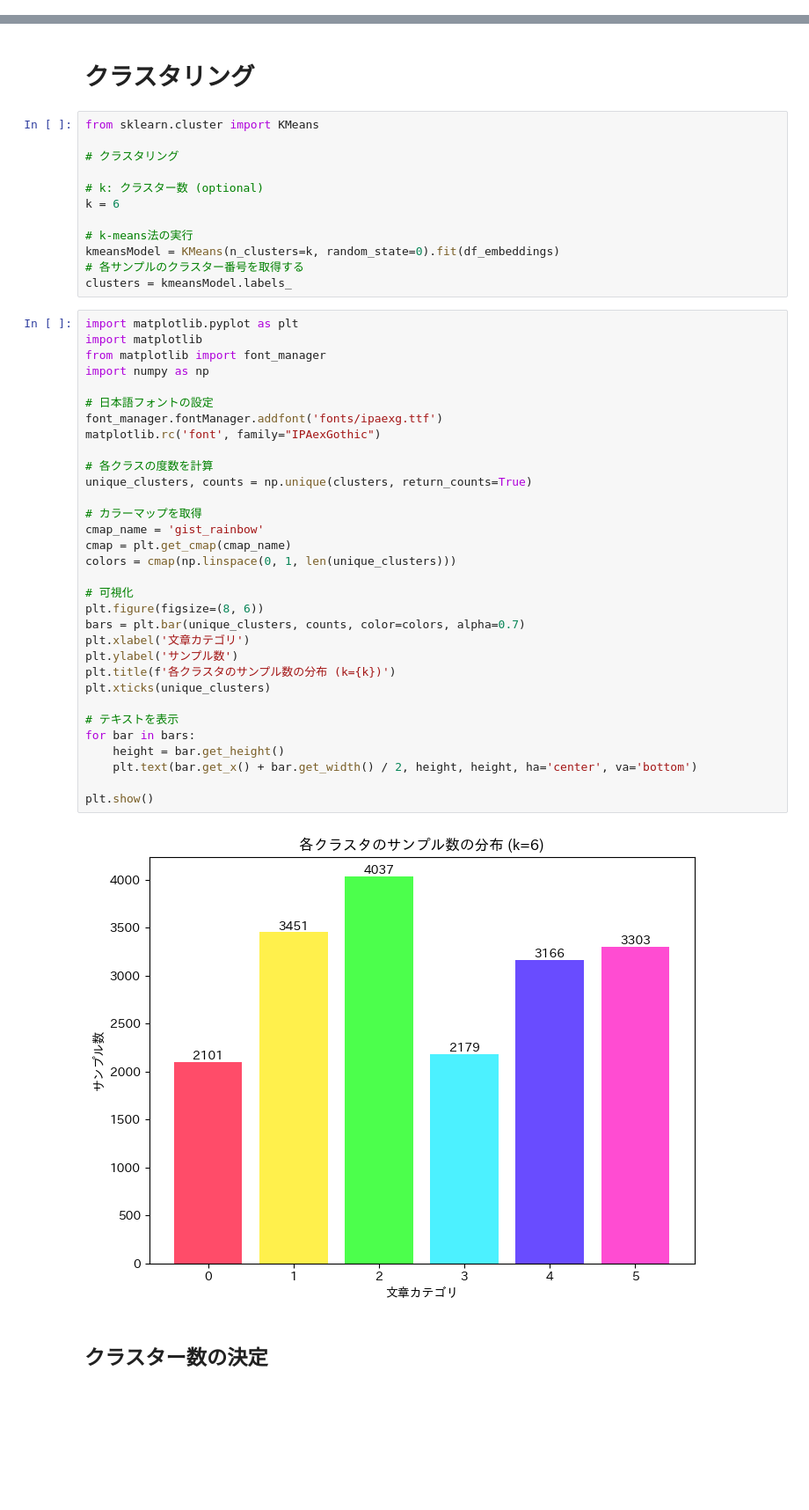
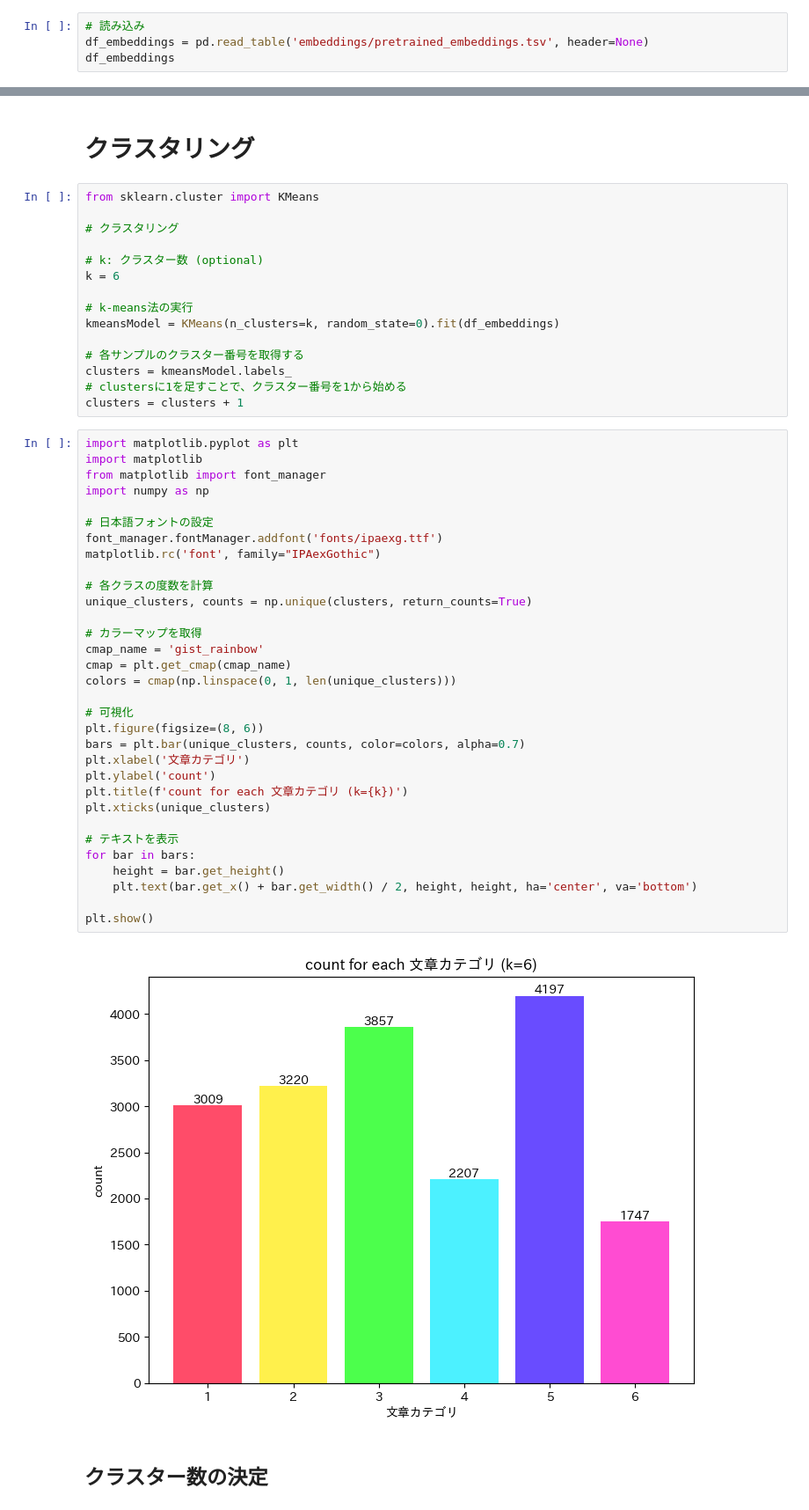
Before and after one commit to maruyama-lab-design/Preservation-of-Emotional-Context-in-Tweet-Embeddings, a Jupyter notebook: pretrained_bert_kmeans.ipynb, the cells around one changed output, grey strips where cells are left out. Shown at 88% size. Saved outputs shown, nothing was run; the diff lists cells and outputs as text; blank space fills up the shorter version.

```diff
--- a/pretrained_bert_kmeans.ipynb
+++ b/pretrained_bert_kmeans.ipynb
@@ -135,0 +122,4 @@ memory usage: 106.9 MB
+# %%
+# 読み込み
+df_embeddings = pd.read_table('embeddings/pretrained_embeddings.tsv', header=None)
+df_embeddings
@@ -188,41 +192,44 @@ k = 6
 
 # k-means法の実行
 kmeansModel = KMeans(n_clusters=k, random_state=0).fit(df_embeddings)
+
 # 各サンプルのクラスター番号を取得する
 clusters = kmeansModel.labels_
+# clustersに1を足すことで、クラスター番号を1から始める
+clusters = clusters + 1
 # %%
 import matplotlib.pyplot as plt
 import matplotlib
 from matplotlib import font_manager
 import numpy as np
 
 # 日本語フォントの設定
 font_manager.fontManager.addfont('fonts/ipaexg.ttf')
 matplotlib.rc('font', family="IPAexGothic")
 
 # 各クラスの度数を計算
 unique_clusters, counts = np.unique(clusters, return_counts=True)
 
 # カラーマップを取得
 cmap_name = 'gist_rainbow'
 cmap = plt.get_cmap(cmap_name)
 colors = cmap(np.linspace(0, 1, len(unique_clusters)))
 
 # 可視化
 plt.figure(figsize=(8, 6))
 bars = plt.bar(unique_clusters, counts, color=colors, alpha=0.7)
 plt.xlabel('文章カテゴリ')
-plt.ylabel('サンプル数')
-plt.title(f'各クラスタのサンプル数の分布 (k={k})')
+plt.ylabel('count')
+plt.title(f'count for each 文章カテゴリ (k={k})')
 plt.xticks(unique_clusters)
 
 # テキストを表示
 for bar in bars:
     height = bar.get_height()
     plt.text(bar.get_x() + bar.get_width() / 2, height, height, ha='center', va='bottom')
 
 plt.show()
 # %% [output]
-[figure, old version]
+[figure, new version]
 # %% [markdown]
 ## クラスター数の決定
```
Also changed, not shown: parts of 24 cells of this notebook, 3 other files.
